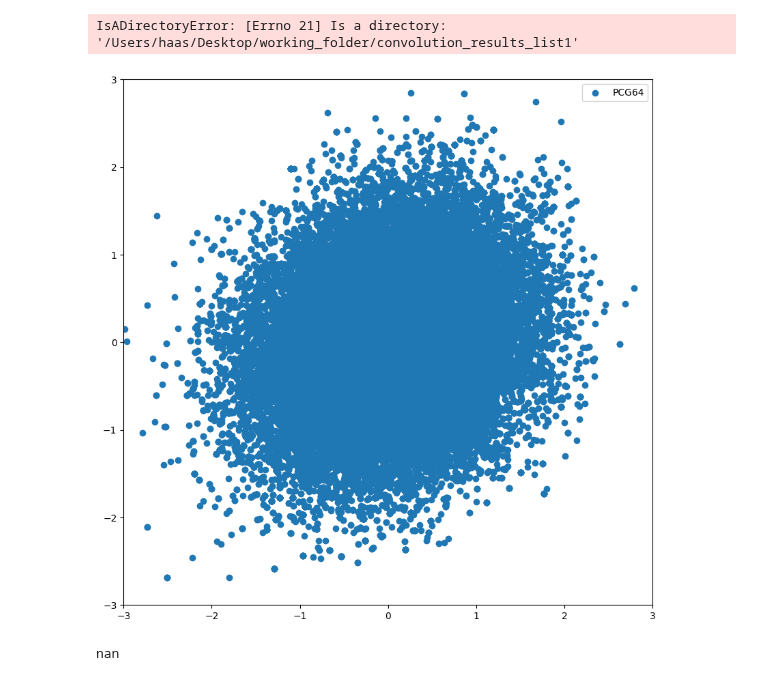
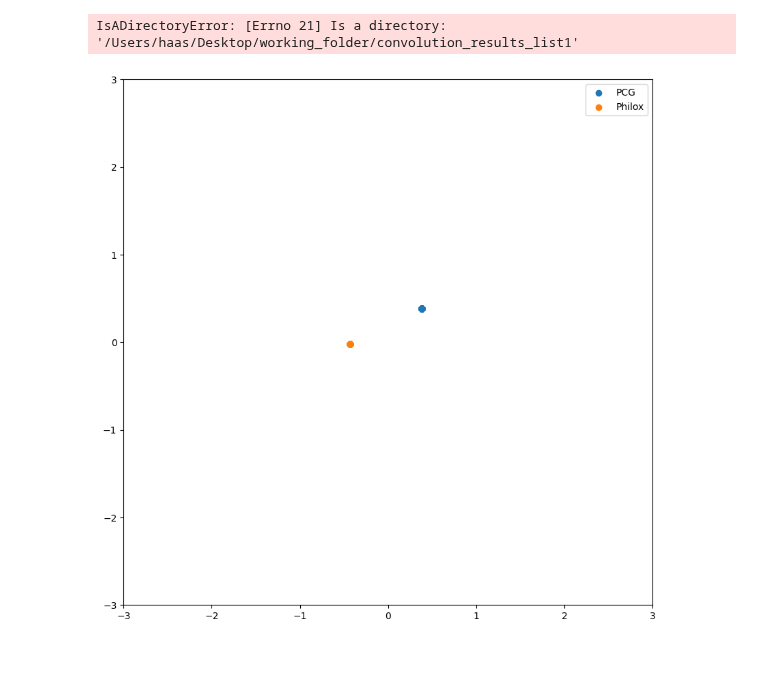
Before and after one commit to Daniel-Haas-B/NeuralQuantumState, a Jupyter notebook: thesis_misc/crazystuff.ipynb, the cells around one changed output. Saved outputs shown, nothing was run; the diff lists cells and outputs as text; code cells hidden in the pictures.

```diff
--- a/thesis_misc/crazystuff.ipynb
+++ b/thesis_misc/crazystuff.ipynb
@@ -697,19 +756,9 @@ IsADirectoryError: [Errno 21] Is a directory: '/Users/haas/Desktop/working_folde
 # %%
-import numpy as np
-import matplotlib.pyplot as plt
-
-seed = 42
-nsamples = 100000
-
 def advance_state_philox(seed, delta):
     return np.random.Philox(seed).advance(delta)
 
 def advance_state_pcg64(seed, delta):
     return np.random.PCG64(seed).advance(delta)
-
-pcg_positions = np.random.randn(nsamples, 4)
-philox_positions = np.random.randn(nsamples, 4)
-
 
 def log_ansatz(x):
     return -0.5 * np.sum(x**2)
@@ -717,55 +766,79 @@ def log_ansatz(x):
 def logprob(x):
     return 2 * log_ansatz(x)
 
+pcg_initial_positions = np.random.randn(4)
+philox_initial_positions = np.random.randn(4)
+
+seed = 42
+nsamples = 100000
+
+initial_state_pcg = State(pcg_initial_positions, logprob(pcg_initial_positions), 0)
+initial_state_phil = State(philox_initial_positions, logprob(philox_initial_positions), 0)
+
+batch_state_pcg = initial_state_pcg.create_batch_of_states(nsamples)
+batch_state_phil = initial_state_phil.create_batch_of_states(nsamples)
+
 for i in range(nsamples):
-    delta = i
+    state_pcg = batch_state_pcg[i - 1]
+    state_phil = batch_state_phil[i - 1]
 
-    next_gen_phil = advance_state_philox(seed, delta)
-    next_gen_pcg = advance_state_pcg64(seed, delta)
+
+
+    next_gen_phil = advance_state_philox(seed, state_pcg.delta)
+    next_gen_pcg = advance_state_pcg64(seed, state_phil.delta)
 
     rng_pcg = np.random.default_rng(next_gen_pcg)
     rng_phil = np.random.default_rng(next_gen_phil)
     # generate normal distribution of x and y
 
-    prev_pos_pcg = pcg_positions[i-1]
+    prev_pos_pcg = state_pcg.positions
     proposal_pcg = rng_pcg.normal(loc=prev_pos_pcg, scale=1)
 
-    prev_pos_phil = philox_positions[i-1]
+    prev_pos_phil = state_phil.positions
     proposal_phil = rng_phil.normal(loc=prev_pos_phil, scale=1)
 
     # acceptance ratio
     log_unif_pcg = np.log(rng_pcg.uniform())
     logprob_proposal_pcg = logprob(proposal_pcg)
     logprob_current_pcg = logprob(prev_pos_pcg)
 
 
     log_unif_phil = np.log(rng_phil.uniform())
     logprob_proposal_phil = logprob(proposal_phil)
     logprob_current_phil = logprob(prev_pos_phil)
 
 
     accept_pcg = log_unif_pcg < logprob_proposal_pcg - logprob_current_pcg
     accept_phil = log_unif_phil < logprob_proposal_phil - logprob_current_phil
 
-    pcg_positions[i] = proposal_pcg if accept_pcg else prev_pos_pcg
-    philox_positions[i] = proposal_phil if accept_phil else prev_pos_phil
+    new_pcg_positions = proposal_pcg if accept_pcg else prev_pos_pcg
+    new_phil_positions = proposal_phil if accept_phil else prev_pos_phil
 
+    new_delta = state_pcg.delta + 1
+
+    # update the state
+    #batch_state_pcg[i] = State(new_pcg_positions, logprob_proposal_pcg, new_delta)
+    batch_state_pcg[i].positions = new_pcg_positions
+    batch_state_pcg[i].logp = logprob_proposal_pcg
+    batch_state_pcg[i].delta = new_delta
+
+
+    #batch_state_phil[i] = State(new_phil_positions, logprob_proposal_phil, new_delta)
+    batch_state_phil[i].positions = new_phil_positions
+    batch_state_phil[i].logp = logprob_proposal_phil
+    batch_state_phil[i].delta = new_delta
 
 
 plt.figure(figsize=(10, 10))
 
-plt.scatter(pcg_positions[:, 0], pcg_positions[:, 1], label="PCG64")
-plt.scatter(philox_positions[:, 0], philox_positions[:, 1], label="Philox")
+plt.scatter(batch_state_pcg.positions[:, 0], batch_state_pcg.positions[:, 1], label="PCG")
+plt.scatter(batch_state_phil.positions[:, 0], batch_state_phil.positions[:, 1], label="Philox")
 
 
 
 plt.xlim(-3, 3)
 plt.ylim(-3, 3)
 plt.legend()
 plt.show()
 # %% [output]
-[figure, old version]
+[figure, new version]
-# %%
-np.log(-0.1)
-# %% [output]
-nan
```
Also changed, not shown: parts of 2 cells of this notebook, 11 other files.
